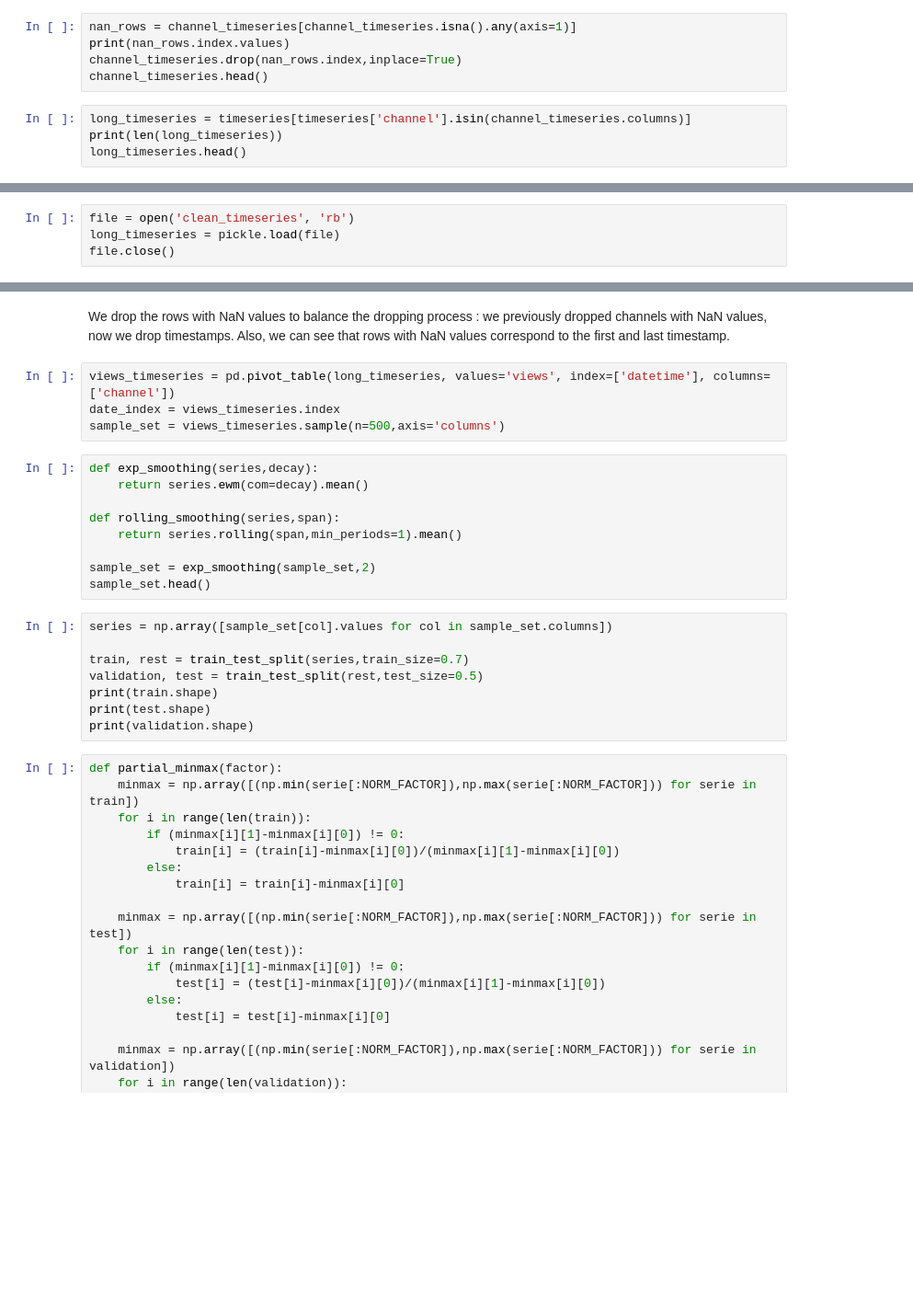
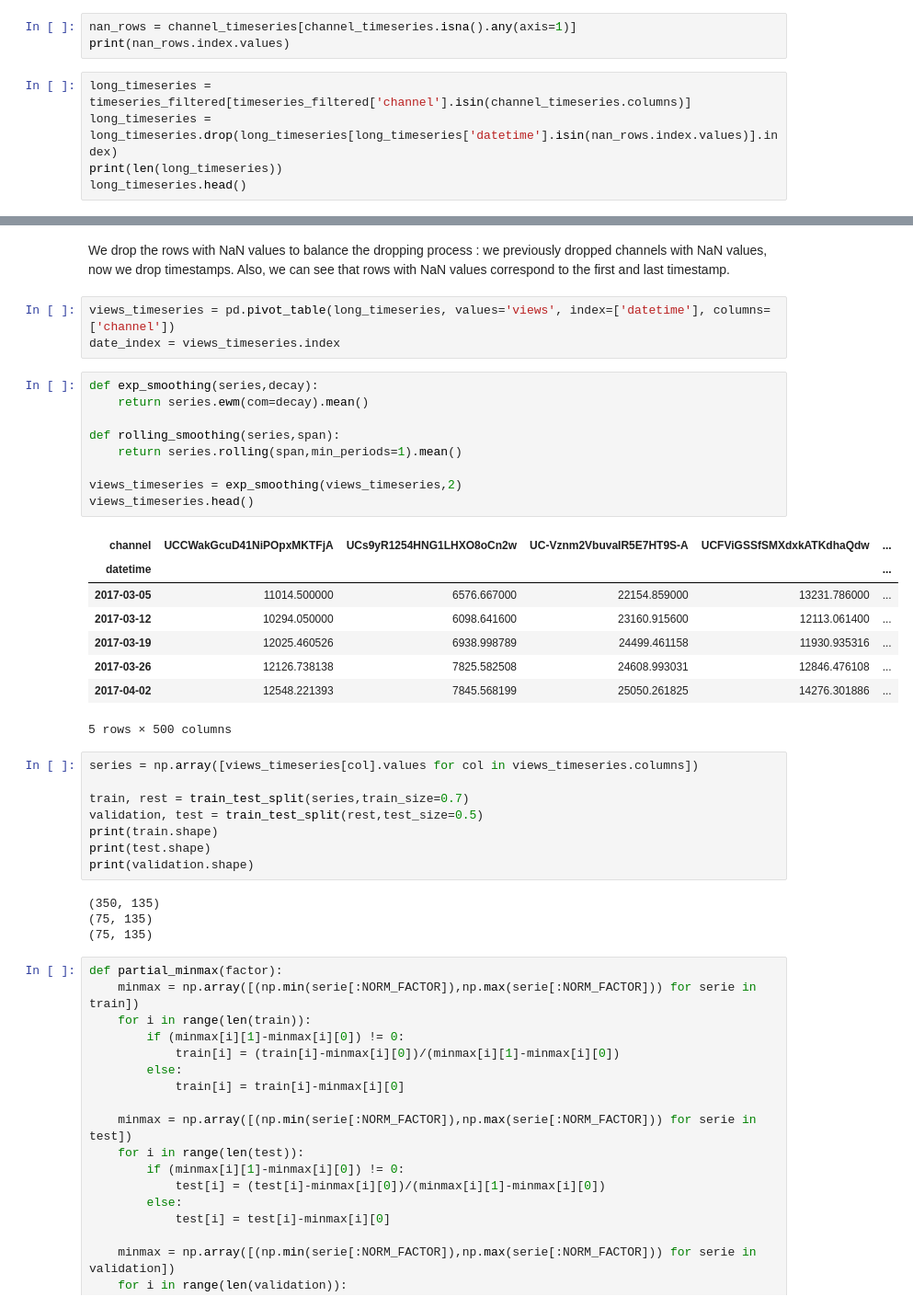
Before and after one commit to epfl-ada/ada-2022-project-pinacolada, a Jupyter notebook: notebook.ipynb, the cells around one changed output, grey strips where cells are left out. Shown at 92% size. Drawn from its saved outputs; the diff is of its cells as text; blank space fills up the shorter version.

```diff
--- a/notebook.ipynb
+++ b/notebook.ipynb
@@ -189,10 +227,9 @@ channel_timeseries.head()
 # %%
 nan_rows = channel_timeseries[channel_timeseries.isna().any(axis=1)]
 print(nan_rows.index.values)
-channel_timeseries.drop(nan_rows.index,inplace=True)
-channel_timeseries.head()
 # %%
-long_timeseries = timeseries[timeseries['channel'].isin(channel_timeseries.columns)]
+long_timeseries = timeseries_filtered[timeseries_filtered['channel'].isin(channel_timeseries.columns)]
+long_timeseries = long_timeseries.drop(long_timeseries[long_timeseries['datetime'].isin(nan_rows.index.values)].index)
 print(len(long_timeseries))
 long_timeseries.head()
 # %%
@@ -202,7 +238,3 @@ file.close()
-# %%
-file = open('clean_timeseries', 'rb')
-long_timeseries = pickle.load(file)
-file.close()
 # %% [markdown]
 ### Distribution of the mean deltaviews
 # %% [markdown]
@@ -363,24 +395,36 @@ We drop the rows with NaN values to balance the dropping process : we previously
 # %%
 views_timeseries = pd.pivot_table(long_timeseries, values='views', index=['datetime'], columns=['channel'])
 date_index = views_timeseries.index
-sample_set = views_timeseries.sample(n=500,axis='columns')
 # %%
 def exp_smoothing(series,decay):
     return series.ewm(com=decay).mean()
 
 def rolling_smoothing(series,span):
     return series.rolling(span,min_periods=1).mean()
 
-sample_set = exp_smoothing(sample_set,2)
-sample_set.head()
+views_timeseries = exp_smoothing(views_timeseries,2)
+views_timeseries.head()
+# %% [output]
+| channel | UCCWakGcuD41NiPOpxMKTFjA | UCs9yR1254HNG1LHXO8oCn2w | UC-Vznm2VbuvaIR5E7HT9S-A | UCFViGSSfSMXdxkATKdhaQdw | ... |
+| datetime |  |  |  |  | ... |
+| 2017-03-05 | 11014.500000 | 6576.667000 | 22154.859000 | 13231.786000 | ... |
+| 2017-03-12 | 10294.050000 | 6098.641600 | 23160.915600 | 12113.061400 | ... |
+| 2017-03-19 | 12025.460526 | 6938.998789 | 24499.461158 | 11930.935316 | ... |
+| 2017-03-26 | 12126.738138 | 7825.582508 | 24608.993031 | 12846.476108 | ... |
+| 2017-04-02 | 12548.221393 | 7845.568199 | 25050.261825 | 14276.301886 | ... |
+5 rows × 500 columns
 # %%
-series = np.array([sample_set[col].values for col in sample_set.columns])
+series = np.array([views_timeseries[col].values for col in views_timeseries.columns])
 
 train, rest = train_test_split(series,train_size=0.7)
 validation, test = train_test_split(rest,test_size=0.5)
 print(train.shape)
 print(test.shape)
 print(validation.shape)
+# %% [output]
+(350, 135)
+(75, 135)
+(75, 135)
 # %%
 def partial_minmax(factor):
     minmax = np.array([(np.min(serie[:NORM_FACTOR]),np.max(serie[:NORM_FACTOR])) for serie in train])
```
Also changed, not shown: parts of 17 cells of this notebook.
